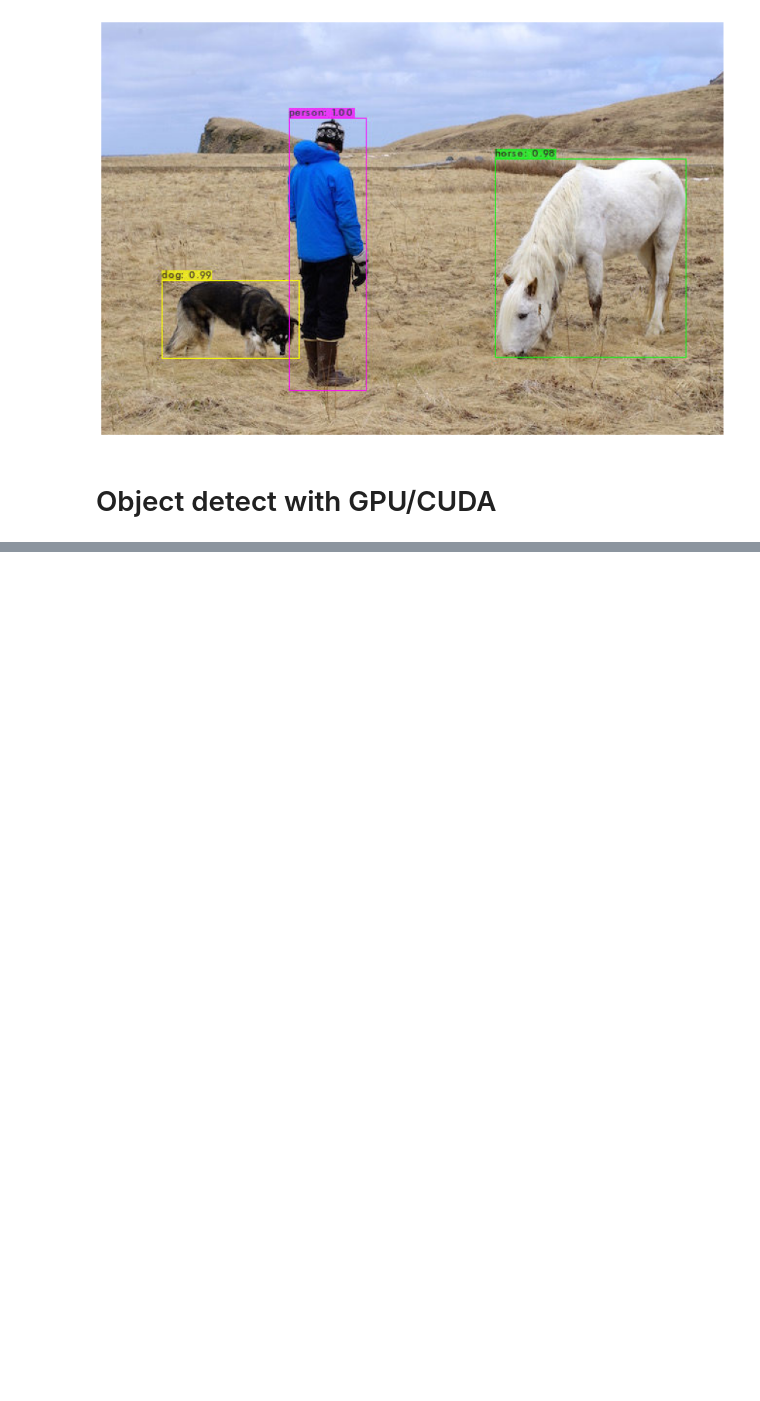
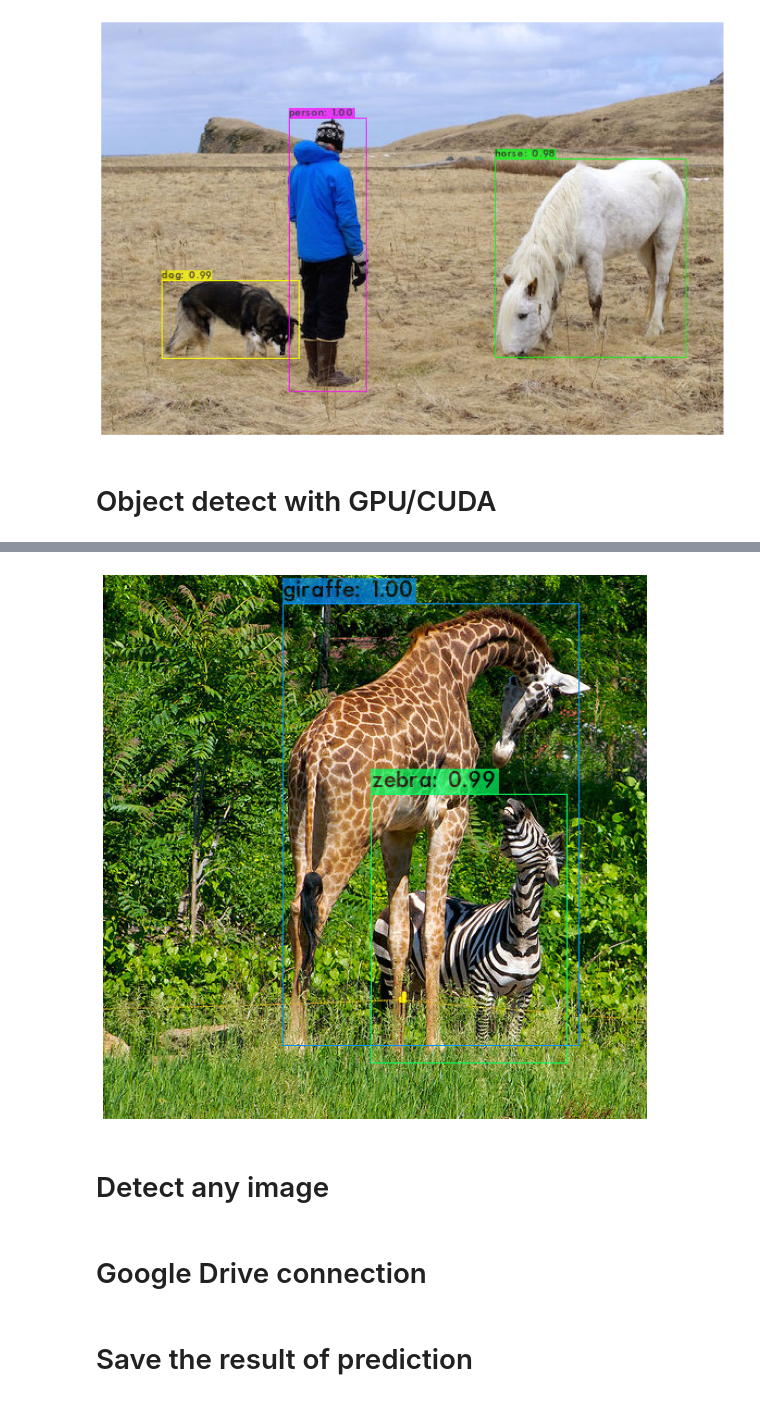
Before and after one commit to ValterNiloJr/Computer-Vision, a Jupyter notebook: Object_detector.ipynb, the cells around one changed output, grey strips where cells are left out. Drawn from its saved outputs; the diff is of its cells as text; code cells hidden in the pictures; blank space fills up the shorter version.

```diff
--- a/Object_detector.ipynb
+++ b/Object_detector.ipynb
@@ -132,0 +275,10 @@ show('predictions.jpg')
+# %%
+show('predictions.jpg')
+# %% [output]
+[figure, added]
+# %% [markdown]
+# Detect any image
+# %% [markdown]
+# Google Drive connection
+# %% [markdown]
+# Save the result of prediction
```
Also changed, not shown: parts of 19 cells of this notebook.
